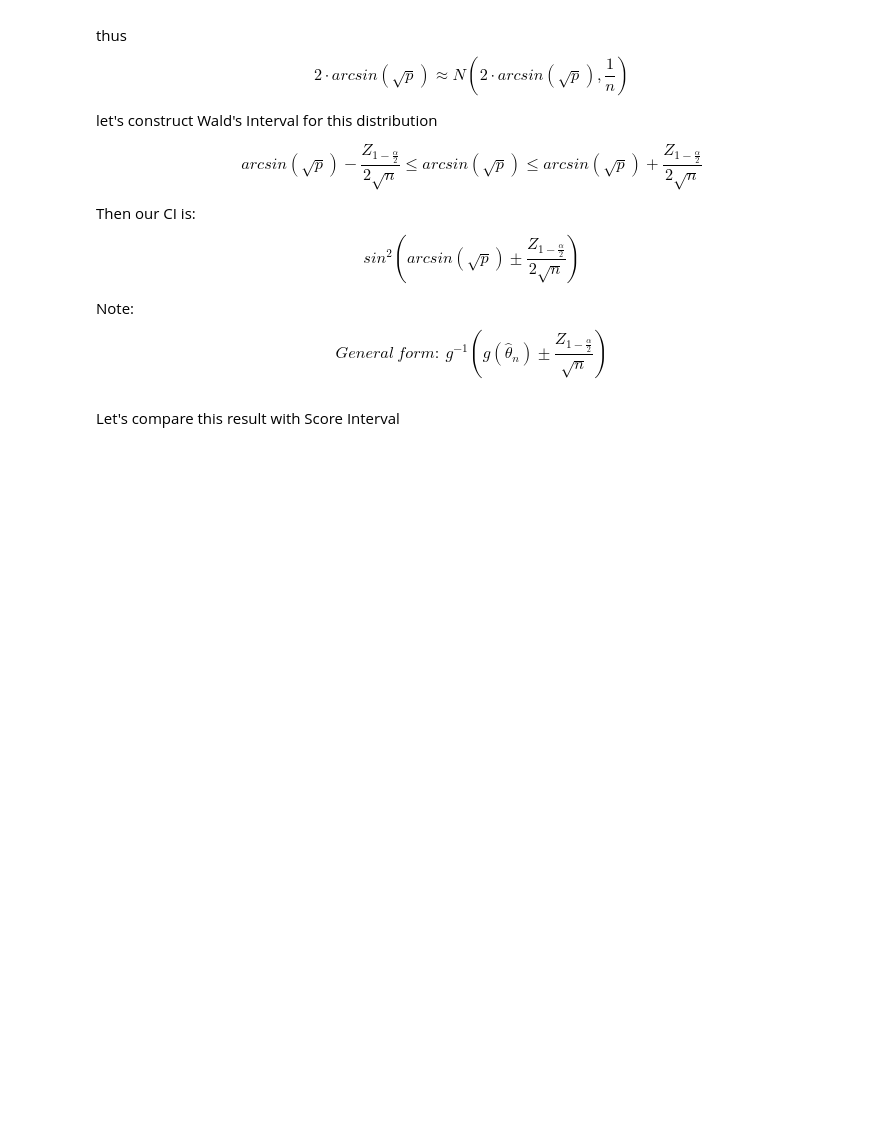
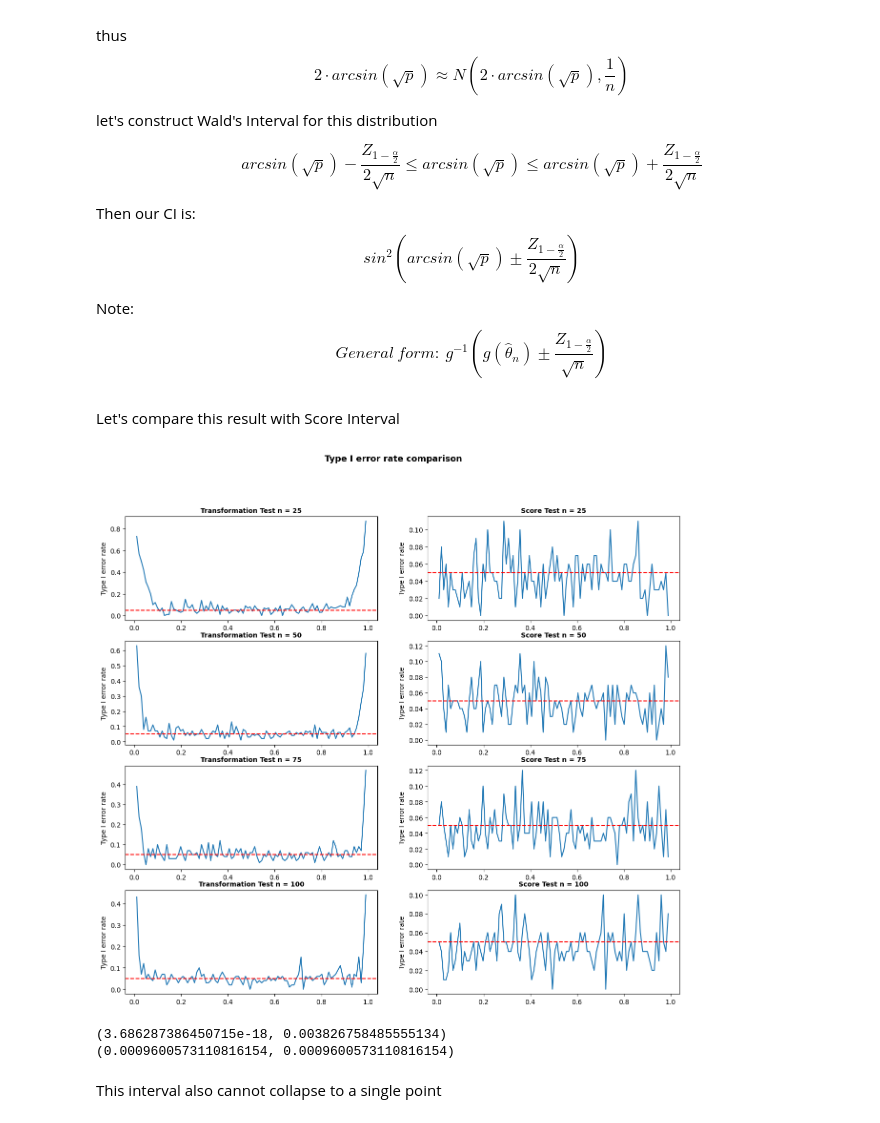
Before and after one commit to scamlumamontov/Projects, a Jupyter notebook: matstat/delta method/variance stabilization.ipynb, the cells around one changed output. Cells and saved outputs as stored; diff of their text form; code cells hidden in the pictures; blank space fills up the shorter version.

```diff
--- a/matstat/delta method/variance stabilization.ipynb
+++ b/matstat/delta method/variance stabilization.ipynb
@@ -84,31 +84,42 @@ for i in enumerate(num_obs):
         for num_tests in range(100):
             sample = sc.stats.bernoulli.rvs(p_, size=sample_size) #True proportion = p_
 
             #Calculation of CI
             ci_new = new_interval(sample, 0.05)
             ci_score = score_interval(sample, 0.05)
 
             #H_0 = p_
             reject = lambda prob, ci : 1 if (ci[0] > prob or ci[1] < prob) else 0
             #reject = 1 if (ci[0] > p_ or ci[1] < p_) else 0
             result.append(reject(p_, ci_new))
             result.append(reject(p_, ci_score))
 
         #Type I error rate
         result = np.array(result)
         proportions_wald.append(result[0::2].mean())
         proportions_score.append(result[1::2].mean())
 
     cell_row, cell_col = i[0], 0
     cur_ax = ax[cell_row][cell_col]
     cur_ax.plot(p, proportions_wald)
-    cur_ax.set_title(f"Wald Test n = {sample_size}", fontweight='bold', fontsize=10)
+    cur_ax.set_title(f"Transformation Test n = {sample_size}", fontweight='bold', fontsize=10)
     cur_ax.set_ylabel("Type I error rate")
     cur_ax.axhline(y=0.05, color="red", linestyle='--')
 
     cell_row, cell_col = i[0], 1
     cur_ax = ax[cell_row][cell_col]
     cur_ax.plot(p, proportions_score)
     cur_ax.set_title(f"Score Test n = {sample_size}", fontweight='bold', fontsize=10)
     cur_ax.set_ylabel("Type I error rate")
     cur_ax.axhline(y=0.05, color="red", linestyle='--')
+# %% [output]
+[figure, added]
+# %%
+sample = np.array(np.zeros(1000))
+print(score_interval(sample, 0.05))
+print(new_interval(sample, 0.05))
+# %% [output]
+(3.686287386450715e-18, 0.003826758485555134)
+(0.0009600573110816154, 0.0009600573110816154)
+# %% [markdown]
+This interval also cannot collapse to a single point
```
